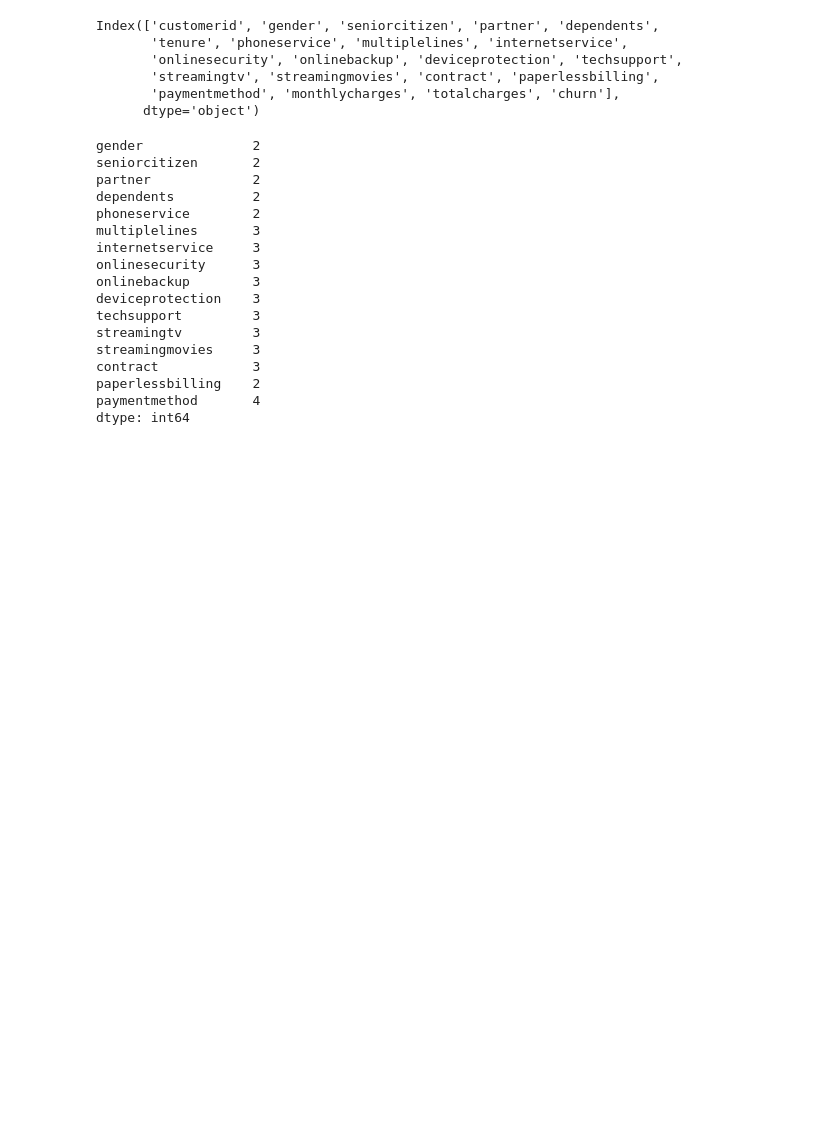
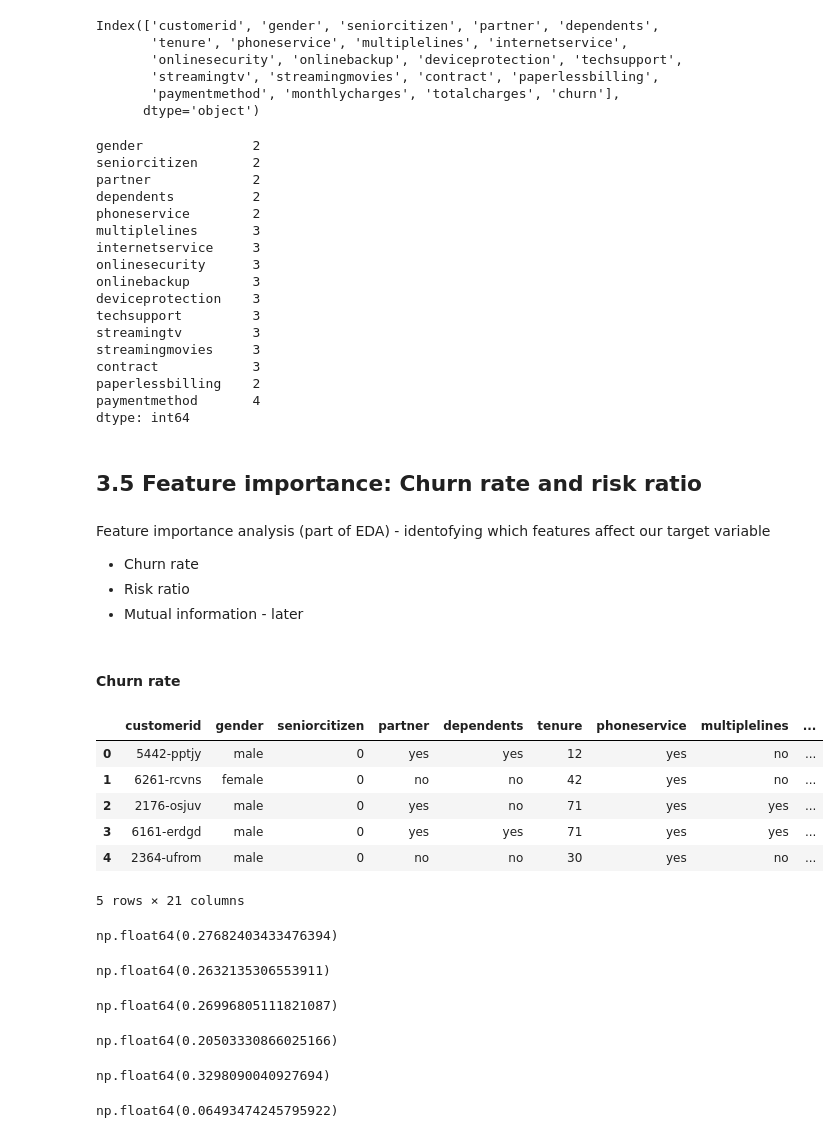
Before and after one commit to pepecg82/ml-zoomcamp, a Jupyter notebook: 03-churn_pred_project/03-churn-live.ipynb, the cells around one changed output. Cells and saved outputs as stored; diff of their text form; code cells hidden in the pictures; blank space fills up the shorter version.

```diff
--- a/03-churn_pred_project/03-churn-live.ipynb
+++ b/03-churn_pred_project/03-churn-live.ipynb
@@ -225,3 +225,52 @@ contract            3
 paperlessbilling    2
 paymentmethod       4
 dtype: int64
+# %% [markdown]
+## 3.5 Feature importance: Churn rate and risk ratio
+# %% [markdown]
+Feature importance analysis (part of EDA) - identofying which features affect our target variable
+
+- Churn rate
+- Risk ratio
+- Mutual information - later
+# %% [markdown]
+#### Churn rate
+# %%
+df_full_train.head()
+# %% [output]
+|  | customerid | gender | seniorcitizen | partner | dependents | tenure | phoneservice | multiplelines | ... |
+| 0 | 5442-pptjy | male | 0 | yes | yes | 12 | yes | no | ... |
+| 1 | 6261-rcvns | female | 0 | no | no | 42 | yes | no | ... |
+| 2 | 2176-osjuv | male | 0 | yes | no | 71 | yes | yes | ... |
+| 3 | 6161-erdgd | male | 0 | yes | yes | 71 | yes | yes | ... |
+| 4 | 2364-ufrom | male | 0 | no | no | 30 | yes | no | ... |
+5 rows × 21 columns
+# %%
+churn_female = df_full_train[df_full_train.gender == 'female'].churn.mean()
+churn_female
+# %% [output]
+np.float64(0.27682403433476394)
+# %%
+churn_male = df_full_train[df_full_train.gender == 'male'].churn.mean()
+churn_male
+# %% [output]
+np.float64(0.2632135306553911)
+# %%
+global_churn = df_full_train.churn.mean()
+global_churn
+# %% [output]
+np.float64(0.26996805111821087)
+# %%
+churn_partner = df_full_train[df_full_train.partner == 'yes'].churn.mean()
+churn_partner
+# %% [output]
+np.float64(0.20503330866025166)
+# %%
+churn_no_partner = df_full_train[df_full_train.partner == 'no'].churn.mean()
+churn_no_partner
+# %% [output]
+np.float64(0.3298090040927694)
+# %%
+global_churn - churn_partner
+# %% [output]
+np.float64(0.06493474245795922)
```
Also changed, not shown: parts of 3 cells of this notebook.
